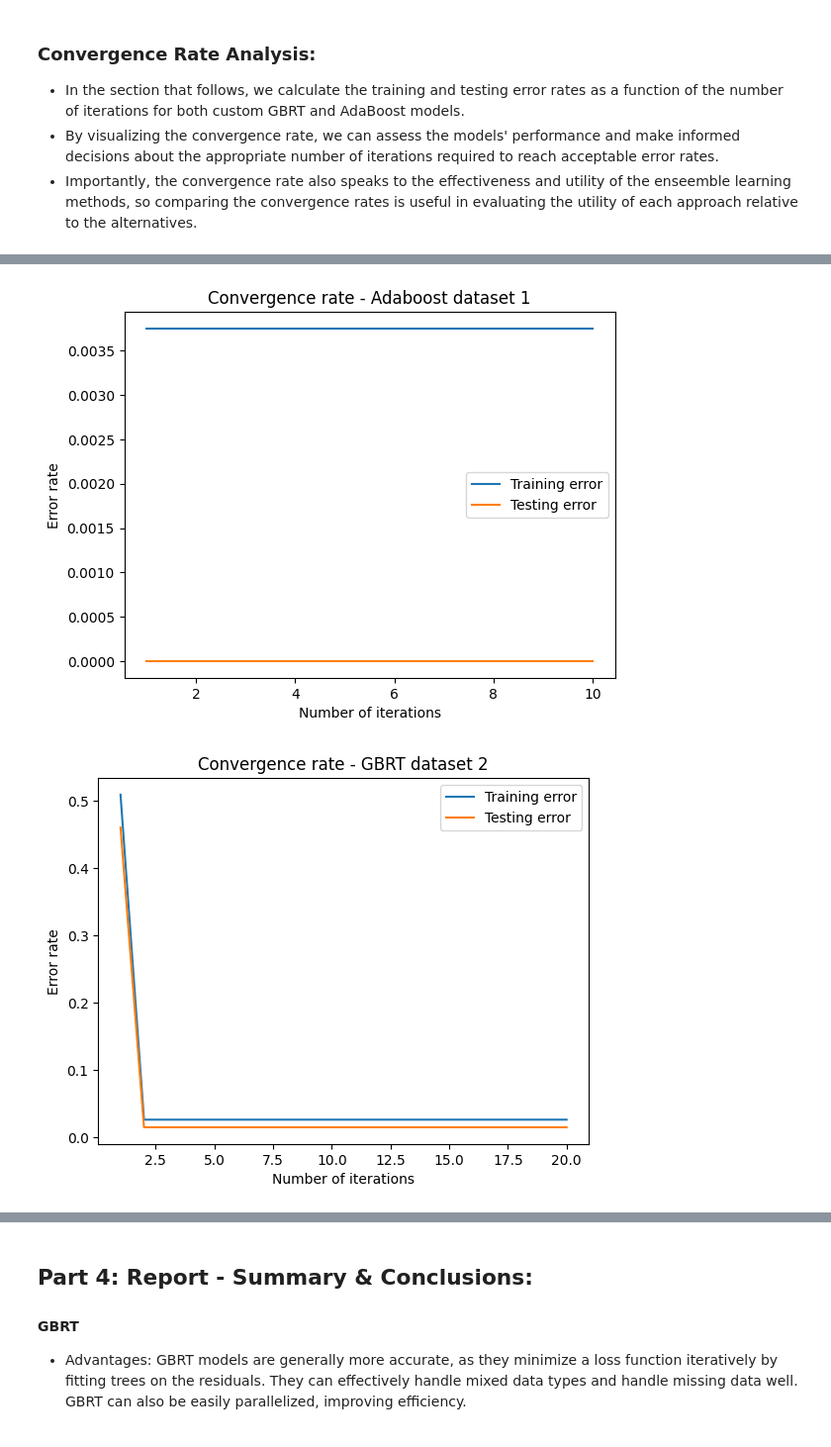
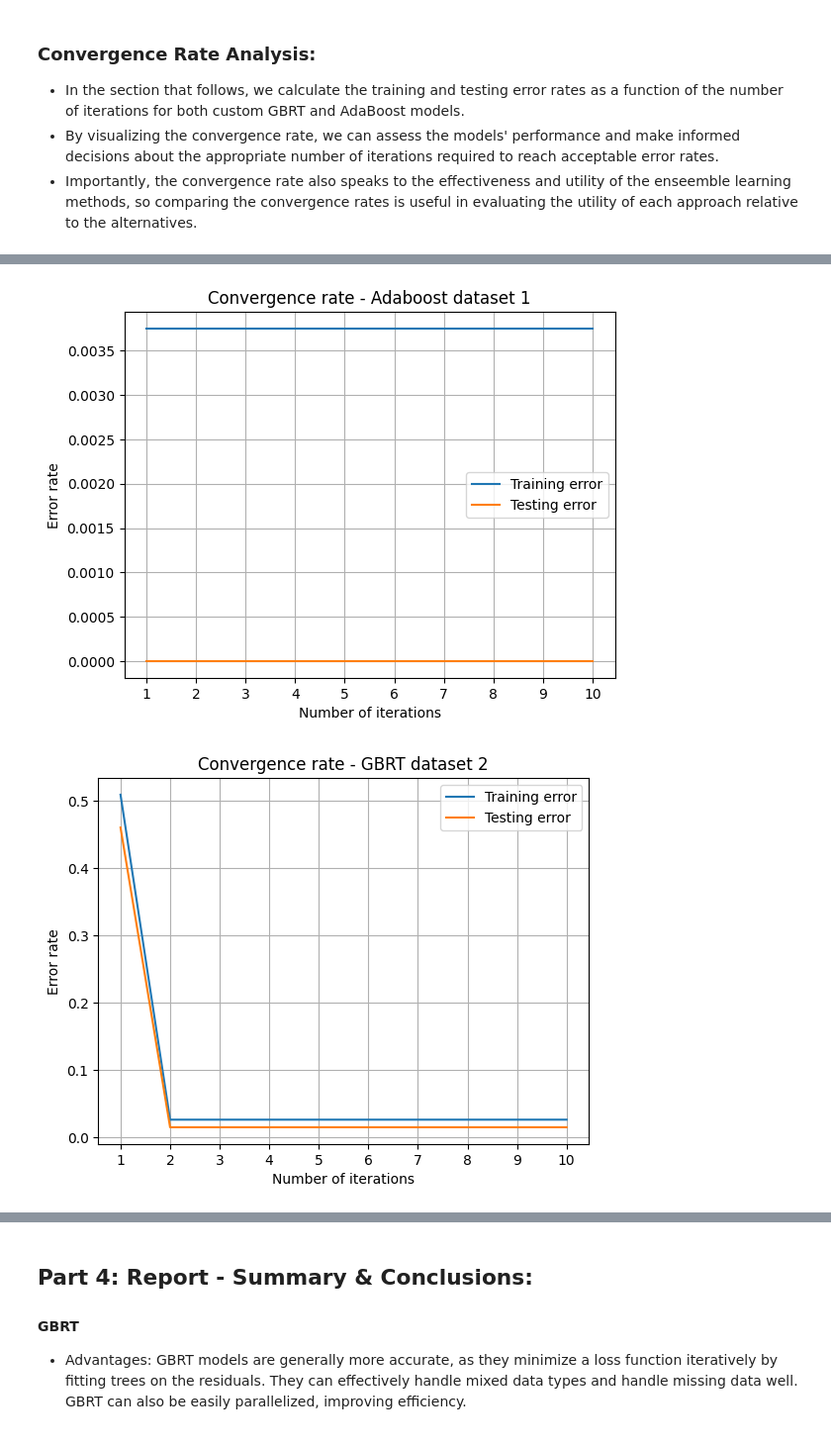
Before and after one commit to BDR2939/Advanced-ML, a Jupyter notebook: HW2/3945_HW2_011996279_207576463.ipynb, the cells around one changed output, grey strips where cells are left out. Shown: that part at 99% size. Cells and saved outputs as stored; diff of their text form; code cells hidden in the pictures.

```diff
--- a/HW2/3945_HW2_011996279_207576463.ipynb
+++ b/HW2/3945_HW2_011996279_207576463.ipynb
@@ -446,7 +410,7 @@ class CustomAdaBoost:
 # %%
 # train and evaluate the custom AdaBoost model on the three datasets:
 
-custom_adaboost = CustomAdaBoost(n_estimators=20, learning_rate=0.01)
+custom_adaboost = CustomAdaBoost(n_estimators=1, learning_rate=0.01)
 
 for i, (train_data, test_data, train_labels, test_labels) in enumerate(zip(train_datasets, test_datasets, train_label_sets, test_label_sets), start=1):
     custom_adaboost.fit(train_data, train_labels)
@@ -485,27 +440,0 @@ Using these learning curves, we can analyze the bias and variance of each model.
-# %%
-def plot_learning_curves(model, X, y, train_sizes, title):
-    train_sizes, train_scores, valid_scores = learning_curve(model, X, y, train_sizes=train_sizes, cv=5)
-    train_scores_mean = np.mean(train_scores, axis=1)
-    valid_scores_mean = np.mean(valid_scores, axis=1)
-
-    plt.figure()
-    plt.plot(train_sizes, train_scores_mean, label='Training score')
-    plt.plot(train_sizes, valid_scores_mean, label='Cross-validation score')
-    plt.title(title)
-    plt.xlabel('Training set size')
-    plt.ylabel('Accuracy')
-    plt.legend()
-    plt.show()
-
-train_sizes = np.linspace(0.1, 1, 10)
-for i, (train_data, train_labels) in enumerate(zip(train_datasets, train_label_sets), start=1):
-    X, y = np.vstack(train_datasets), np.hstack(train_label_sets)
-    gbrt = CustomGBRT(n_estimators=100, learning_rate=0.1, max_depth=3)
-    adaboost = CustomAdaBoost(n_estimators=50, learning_rate=1.0)
-    sklearn_gbrt = gbc(n_estimators=100, learning_rate=0.1, max_depth=3)
-    sklearn_adaboost = abc(n_estimators=50, learning_rate=1.0)
-
-    plot_learning_curves(gbrt, X, y, train_sizes, f'Dataset {i} - Custom GBRT Learning Curve')
-    plot_learning_curves(sklearn_gbrt, X, y, train_sizes, f'Dataset {i} - Sklearn GBRT Learning Curve')
-    plot_learning_curves(adaboost, X, y, train_sizes, f'Dataset {i} - Custom AdaBoost Learning Curve')
-    plot_learning_curves(sklearn_adaboost, X, y, train_sizes, f'Dataset {i} - Sklearn AdaBoost Learning Curve')
@@ -552,14 +468,16 @@ def plot_convergence(model, X_train, y_train, X_test, y_test, n_iterations, titl
     plt.plot(range(1, n_iterations + 1), test_errors, label='Testing error')
     plt.xlabel('Number of iterations')
     plt.ylabel('Error rate')
+    plt.xticks(range(1, n_iterations + 1))
     plt.title(f'Convergence rate - {title}')
     plt.legend()
+    plt.grid()
     plt.show()
 
-plot_convergence('GBRT', train_data1, train_labels1, test_data1, test_labels1, 20, 'GBRT dataset 1')
+plot_convergence('GBRT', train_data1, train_labels1, test_data1, test_labels1, 10, 'GBRT dataset 1')
 plot_convergence('Adaboost', train_data1, train_labels1, test_data1, test_labels1, 10, 'Adaboost dataset 1')
-plot_convergence('GBRT', train_data2, train_labels2, test_data2, test_labels2, 20, 'GBRT dataset 2')
+plot_convergence('GBRT', train_data2, train_labels2, test_data2, test_labels2, 10, 'GBRT dataset 2')
 plot_convergence('Adaboost', train_data2, train_labels2, test_data2, test_labels2, 10, 'Adaboost dataset 2')
-plot_convergence('GBRT', train_data3, train_labels3, test_data3, test_labels3, 20, 'GBRT dataset 3')
+plot_convergence('GBRT', train_data3, train_labels3, test_data3, test_labels3, 10, 'GBRT dataset 3')
 plot_convergence('Adaboost', train_data3, train_labels3, test_data3, test_labels3, 10, 'Adaboost dataset 3')
 # %% [output]
@@ -567,2 +485,2 @@ plot_convergence('Adaboost', train_data3, train_labels3, test_data3, test_labels
-[figure, old version]
+[figure, new version]
-[figure, old version]
+[figure, new version]
```
Also changed, not shown: parts of 11 cells of this notebook.
